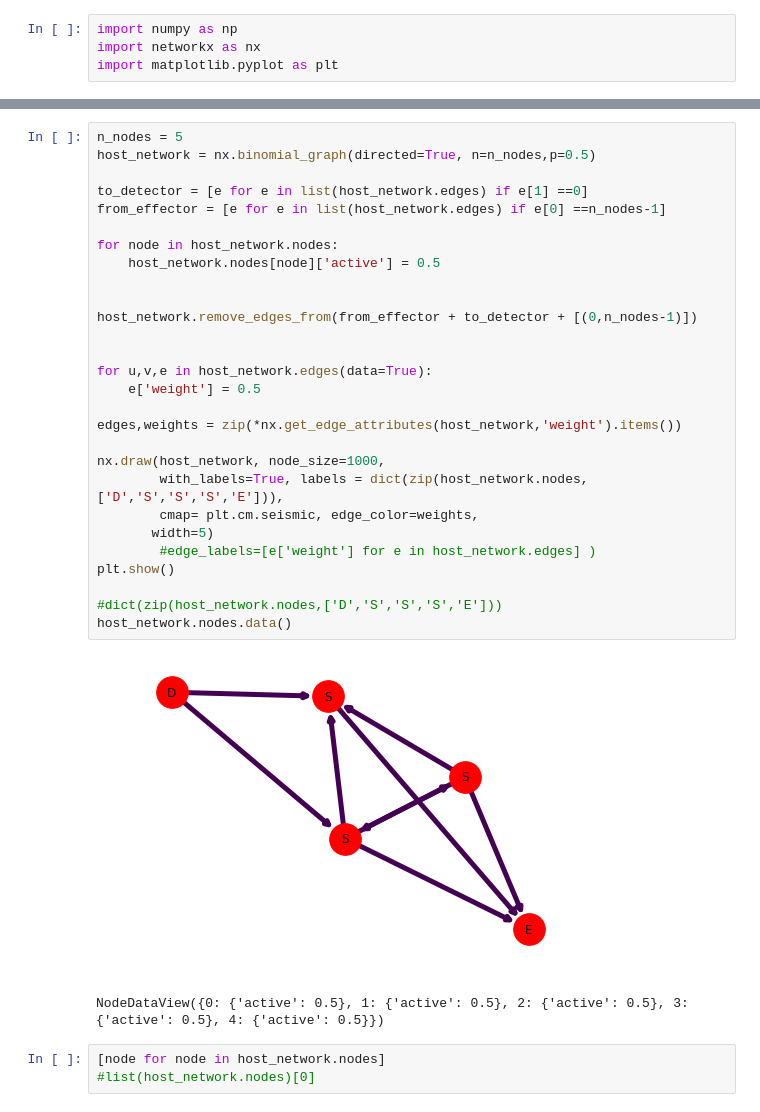
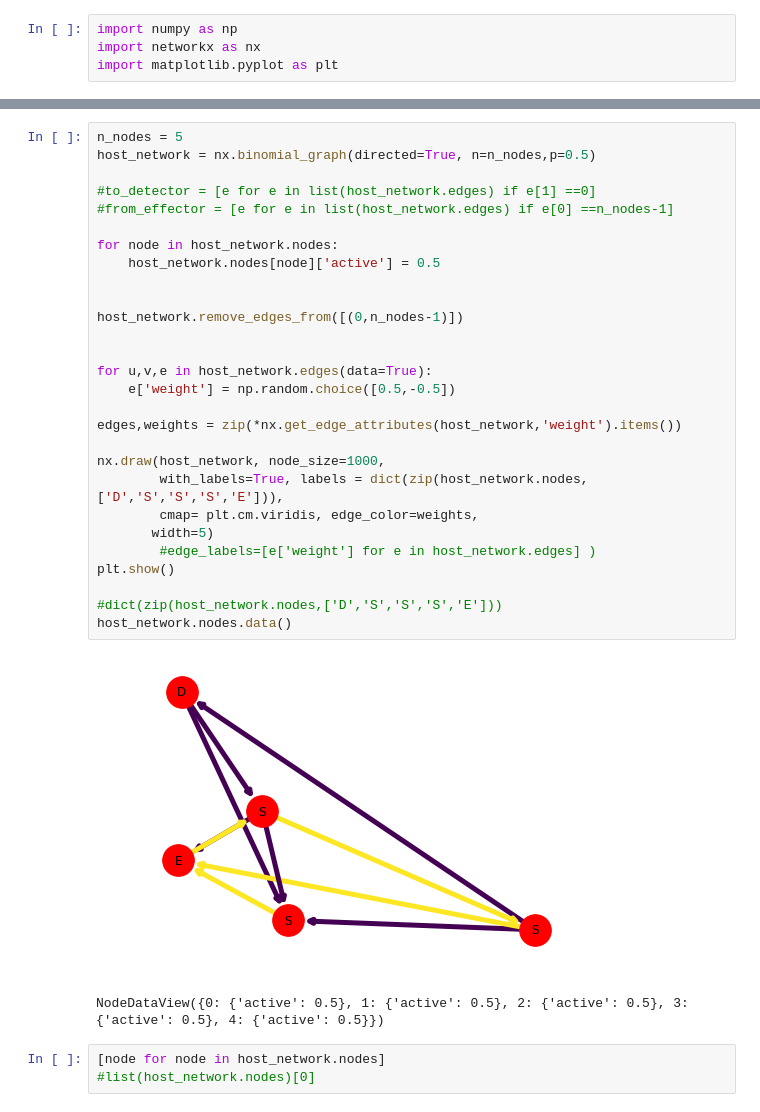
Before and after one commit to Ngort/CS166, a Jupyter notebook: Final project/MS_Immune_Network_Evolution.ipynb, the cells around one changed output, grey strips where cells are left out. Drawn from its saved outputs; the diff is of its cells as text.

```diff
--- a/Final project/MS_Immune_Network_Evolution.ipynb
+++ b/Final project/MS_Immune_Network_Evolution.ipynb
@@ -52,33 +50,33 @@ class Host:
 # %%
 n_nodes = 5
 host_network = nx.binomial_graph(directed=True, n=n_nodes,p=0.5)
 
-to_detector = [e for e in list(host_network.edges) if e[1] ==0]
-from_effector = [e for e in list(host_network.edges) if e[0] ==n_nodes-1]
+#to_detector = [e for e in list(host_network.edges) if e[1] ==0]
+#from_effector = [e for e in list(host_network.edges) if e[0] ==n_nodes-1]
 
 for node in host_network.nodes:
     host_network.nodes[node]['active'] = 0.5
 
 
-host_network.remove_edges_from(from_effector + to_detector + [(0,n_nodes-1)])
+host_network.remove_edges_from([(0,n_nodes-1)])
 
 
 for u,v,e in host_network.edges(data=True):
-    e['weight'] = 0.5
+    e['weight'] = np.random.choice([0.5,-0.5])
 
 edges,weights = zip(*nx.get_edge_attributes(host_network,'weight').items())
 
 nx.draw(host_network, node_size=1000,
         with_labels=True, labels = dict(zip(host_network.nodes,['D','S','S','S','E'])),
-        cmap= plt.cm.seismic, edge_color=weights,
+        cmap= plt.cm.viridis, edge_color=weights,
        width=5)
         #edge_labels=[e['weight'] for e in host_network.edges] )
 plt.show()
 
 #dict(zip(host_network.nodes,['D','S','S','S','E']))
 host_network.nodes.data()
 # %% [output]
-[figure, old version]
+[figure, new version]
 NodeDataView({0: {'active': 0.5}, 1: {'active': 0.5}, 2: {'active': 0.5}, 3: {'active': 0.5}, 4: {'active': 0.5}})
 # %%
 [node for node in host_network.nodes]
```
Also changed, not shown: parts of 1 cell of this notebook, 1 other file.
